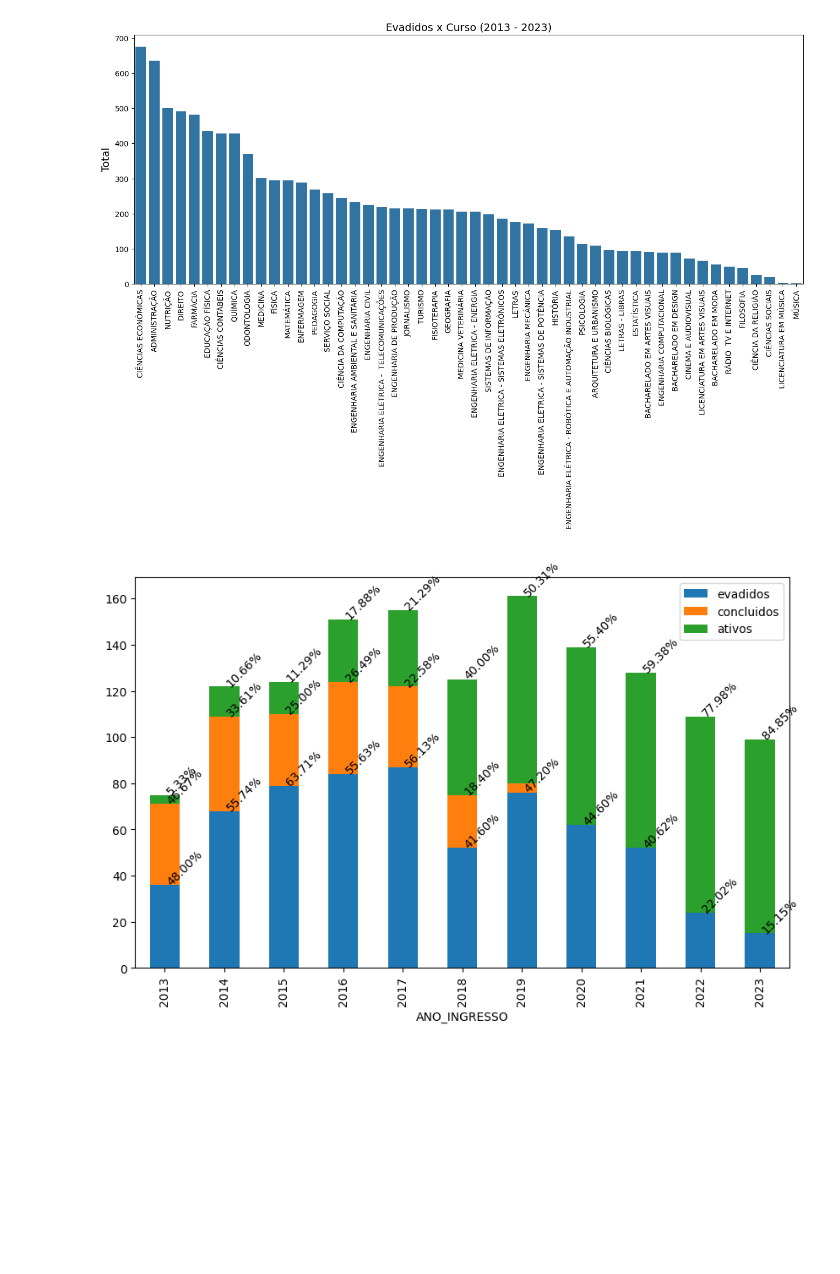
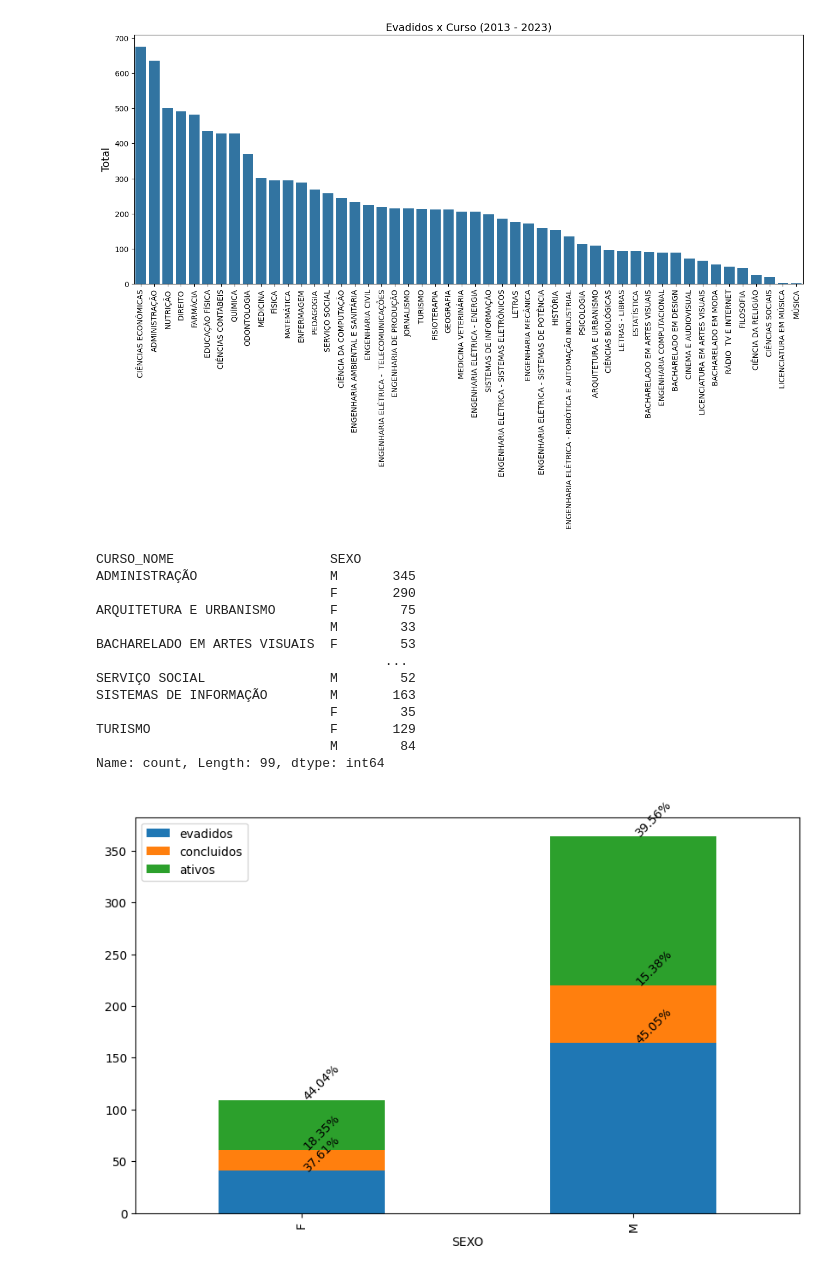
Before and after one commit to heliomacedofilho/projetos-do-bootcamp-analise-de-dados-enap-2023, a Jupyter notebook: analise_da_evasao_estudantil/projeto_final.ipynb, the cells around one changed output. Saved outputs shown, nothing was run; the diff lists cells and outputs as text; code cells hidden in the pictures; blank space fills up the shorter version.

```diff
--- a/analise_da_evasao_estudantil/projeto_final.ipynb
+++ b/analise_da_evasao_estudantil/projeto_final.ipynb
@@ -202,36 +205,49 @@ def cota_por_curso(evadido_vs_ingressante, curso):
 # LETRAS, FÍSICA, MATEMÁTICA
 # Não funciona para: CURSO_NOME, AREA, SITUACAO, MOTIVO_SAIDA
 
 # cursos: 'CIÊNCIAS BIOLÓGICAS', 'ADMINISTRAÇÃO', 'CIÊNCIAS CONTÁBEIS',
 #       'CIÊNCIAS ECONÔMICAS', 'DIREITO', 'FARMÁCIA', 'FISIOTERAPIA',
 #       'MEDICINA', 'FILOSOFIA', 'NUTRIÇÃO', 'FÍSICA', 'ODONTOLOGIA',
 #       'GEOGRAFIA', 'EDUCAÇÃO FÍSICA', 'HISTÓRIA', 'LETRAS', 'PEDAGOGIA',
 #       'SERVIÇO SOCIAL', 'ENFERMAGEM', 'ENGENHARIA CIVIL', 'PSICOLOGIA',
 #       'ARQUITETURA E URBANISMO', 'CIÊNCIA DA COMPUTAÇÃO',
 #       'ENGENHARIA DE PRODUÇÃO', 'MÚSICA', 'CIÊNCIAS EXATAS',
 #       'ENGENHARIA COMPUTACIONAL', 'ESTATÍSTICA', 'MATEMÁTICA', 'QUÍMICA',
 #       'ENGENHARIA ELÉTRICA - ENERGIA',
 #       'ENGENHARIA ELÉTRICA - ROBÓTICA E AUTOMAÇÃO INDUSTRIAL',
 #       'ENGENHARIA ELÉTRICA - SISTEMAS DE POTÊNCIA',
 #       'ENGENHARIA ELÉTRICA - SISTEMAS ELETRÔNICOS',
 #       'ENGENHARIA ELÉTRICA -  TELECOMUNICAÇÕES', 'ENGENHARIA MECÂNICA',
 #       'BACHARELADO INTERDISCIPLINAR EM ARTES E DESIGN',
 #       'CINEMA E AUDIOVISUAL', 'BACHARELADO EM ARTES VISUAIS',
 #       'BACHARELADO EM DESIGN', 'BACHARELADO EM MODA',
 #       'LICENCIATURA EM ARTES VISUAIS',
 #       'ENGENHARIA AMBIENTAL E SANITÁRIA',
 #       'BACHARELADO INTERDISCIPLINAR EM CIÊNCIAS HUMANAS',
 #       'CIÊNCIA DA RELIGIÃO', 'CIÊNCIAS SOCIAIS', 'TURISMO',
 #       'SISTEMAS DE INFORMAÇÃO', 'JORNALISMO', 'MEDICINA VETERINÁRIA',
 #       'LETRAS - LIBRAS', 'LICENCIATURA EM MÚSICA',
 #       'RÁDIO  TV E INTERNET'
 
-coluna = "ANO_INGRESSO"
-curso = "ADMINISTRAÇÃO"
+coluna = "SEXO"
+curso = "ENGENHARIA ELÉTRICA - ENERGIA"
 
 cota_por_curso(evadido_vs_ingressante_por_filtro(df_ingressantes_apos_2012, coluna), curso)
 # %% [output]
+CURSO_NOME                    SEXO
+ADMINISTRAÇÃO                 M       345
+                              F       290
+ARQUITETURA E URBANISMO       F        75
+                              M        33
+BACHARELADO EM ARTES VISUAIS  F        53
+                                     ...
+SERVIÇO SOCIAL                M        52
+SISTEMAS DE INFORMAÇÃO        M       163
+                              F        35
+TURISMO                       F       129
+                              M        84
+Name: count, Length: 99, dtype: int64
-[figure, old version]
+[figure, new version]
 # %%
 # Função utilizada para gerar um gráfico que mostra os cursos com as maiores taxas
 # de evasão de acordo com o grupo de cotas escolhido.
```
Also changed, not shown: parts of 6 cells of this notebook.
